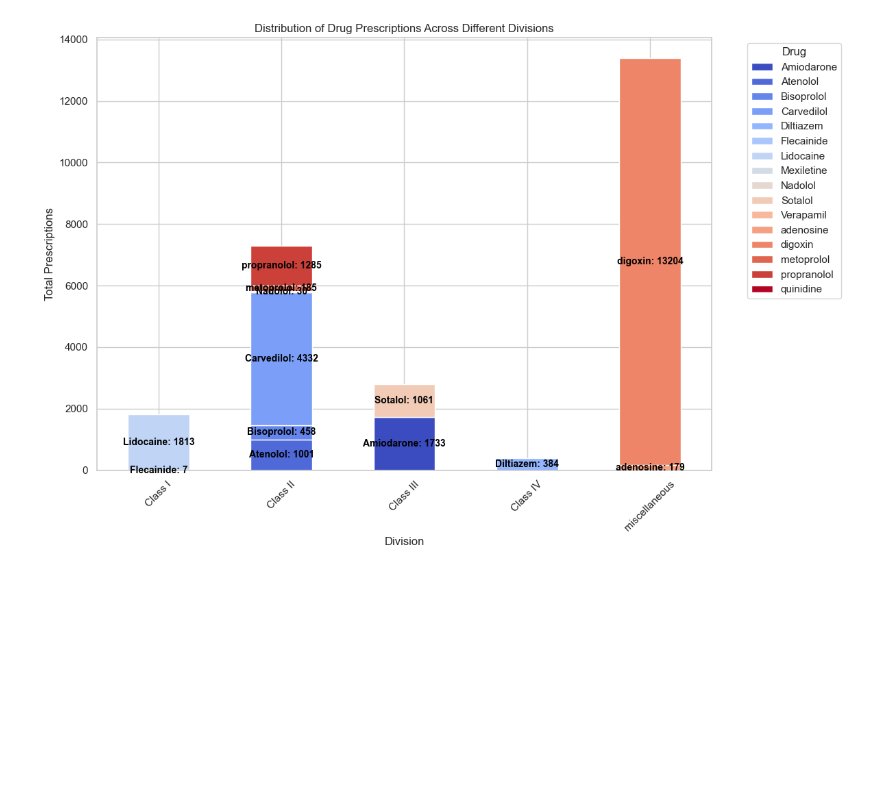
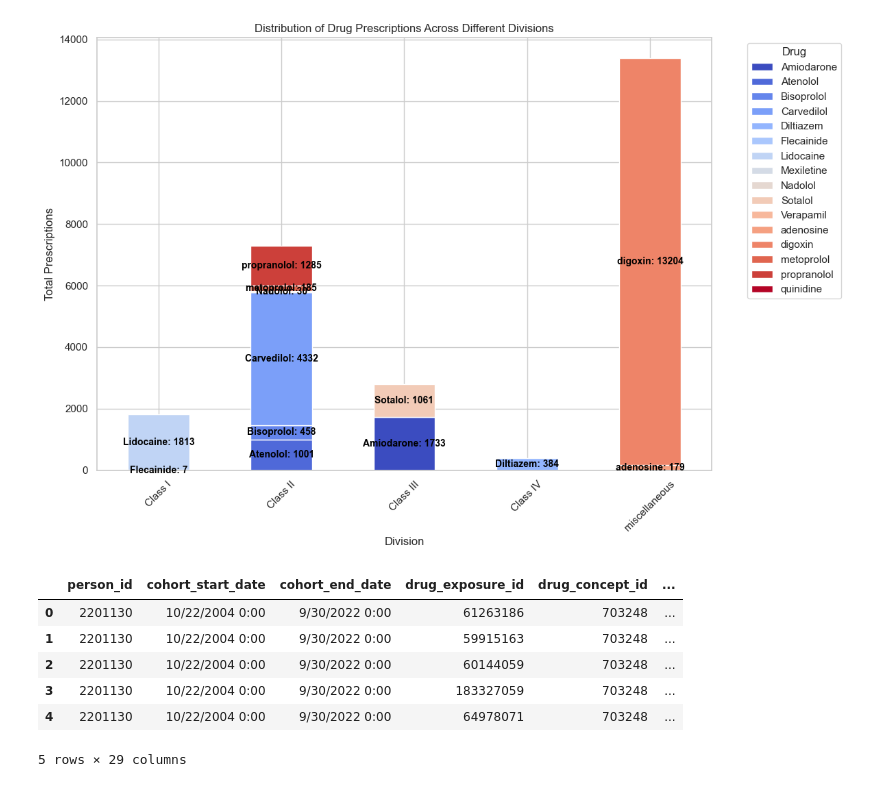
Before and after one commit to devguno/TOF, a Jupyter notebook: heart_related_drug.ipynb, the cells around one changed output. Cells and saved outputs as stored; diff of their text form; code cells hidden in the pictures; blank space fills up the shorter version.

```diff
--- a/heart_related_drug.ipynb
+++ b/heart_related_drug.ipynb
@@ -126,3 +126,16 @@ plt.tight_layout()
 plt.show()
 # %% [output]
 [figure]
+# %%
+import pandas as pd
+
+df = pd.read_csv('tofdrug2_ko.csv', encoding='utf-8')
+df.head()
+# %% [output]
+|  | person_id | cohort_start_date | cohort_end_date | drug_exposure_id | drug_concept_id | ... |
+| 0 | 2201130 | 10/22/2004 0:00 | 9/30/2022 0:00 | 61263186 | 703248 | ... |
+| 1 | 2201130 | 10/22/2004 0:00 | 9/30/2022 0:00 | 59915163 | 703248 | ... |
+| 2 | 2201130 | 10/22/2004 0:00 | 9/30/2022 0:00 | 60144059 | 703248 | ... |
+| 3 | 2201130 | 10/22/2004 0:00 | 9/30/2022 0:00 | 183327059 | 703248 | ... |
+| 4 | 2201130 | 10/22/2004 0:00 | 9/30/2022 0:00 | 64978071 | 703248 | ... |
+5 rows × 29 columns
```
Also changed, not shown: parts of 3 cells of this notebook.
